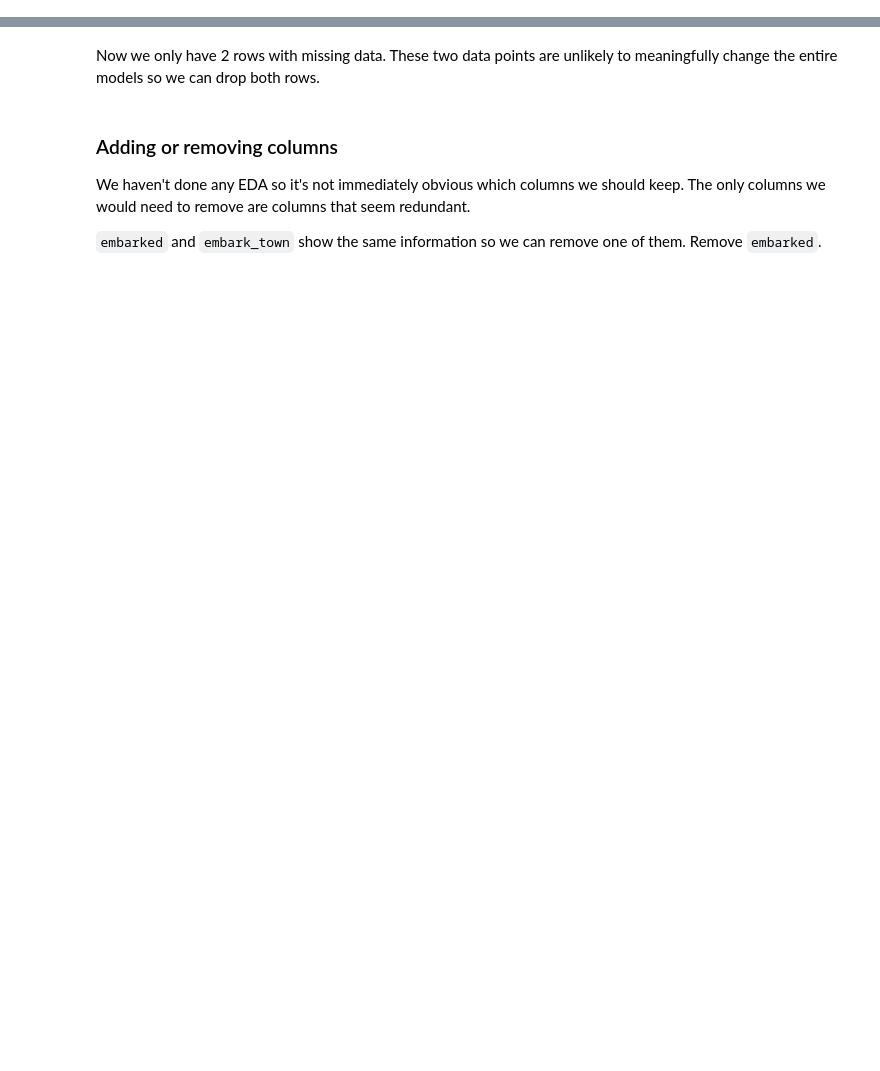
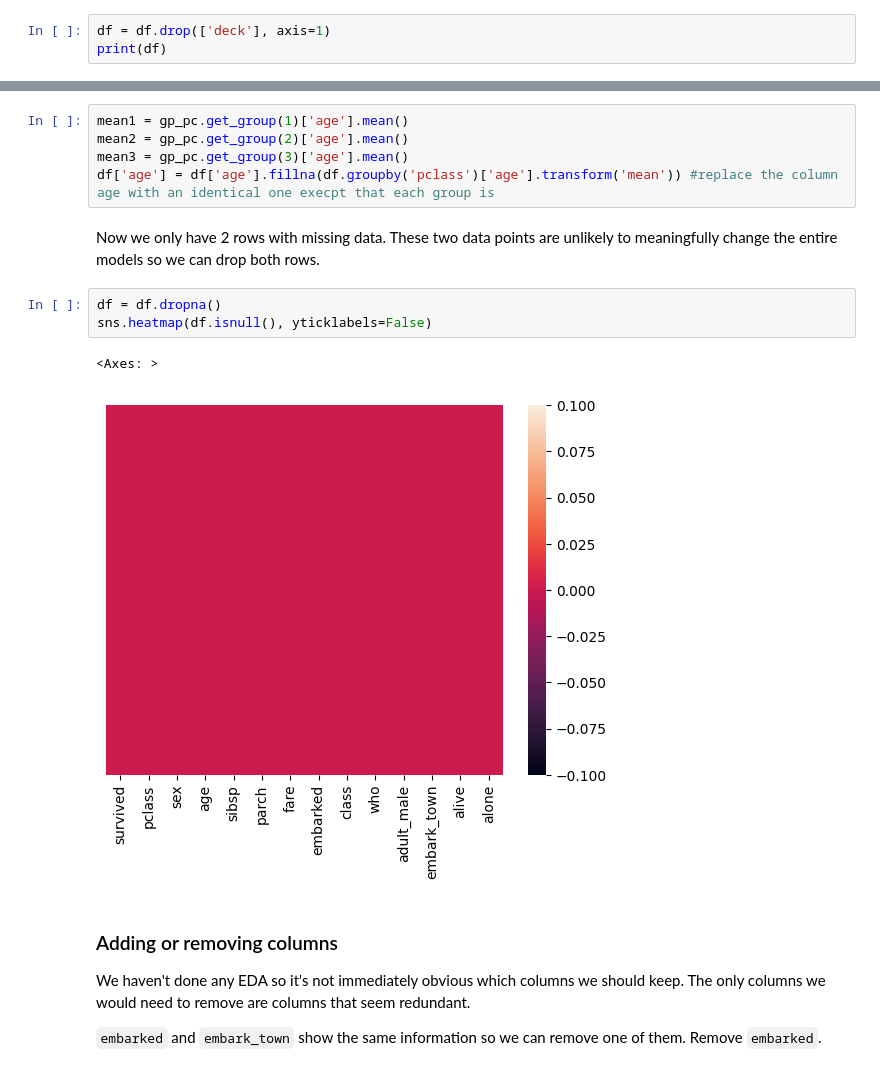
Before and after one commit to EPIC-Campus-LPS/titanic-classification-model-NorahAhnstedt, a Jupyter notebook: FAI_TitanicClassification.ipynb, the cells around one changed output, grey strips where cells are left out. Cells and saved outputs as stored; diff of their text form; blank space fills up the shorter version.

```diff
--- a/FAI_TitanicClassification.ipynb
+++ b/FAI_TitanicClassification.ipynb
@@ -102,3 +102,6 @@ How do you think we should replace this data?
 **Deck**
 
 There are a lot of missing values in this column. It's unlikely we will be able to meaningfully replace this data, so we should just drop the column.
+# %%
+df = df.drop(['deck'], axis=1)
+print(df)
@@ -120,8 +180,19 @@ Find the F-test score and the p value between each of the three passenger classe
 These results show that the mean `age` is significantly different by `pclass`.
 
 Replace the missing values in `age` by the mean `age` by class.
+# %%
+mean1 = gp_pc.get_group(1)['age'].mean()
+mean2 = gp_pc.get_group(2)['age'].mean()
+mean3 = gp_pc.get_group(3)['age'].mean()
+df['age'] = df['age'].fillna(df.groupby('pclass')['age'].transform('mean')) #replace the column age with an identical one execpt that each group is
 # %% [markdown]
 Now we only have 2 rows with missing data. These two data points are unlikely to meaningfully change the entire models so we can drop both rows.
+# %%
+df = df.dropna()
+sns.heatmap(df.isnull(), yticklabels=False)
+# %% [output]
+<Axes: >
+[figure, added]
 # %% [markdown]
 ### Adding or removing columns
 
```
Also changed, not shown: parts of 33 cells of this notebook.
